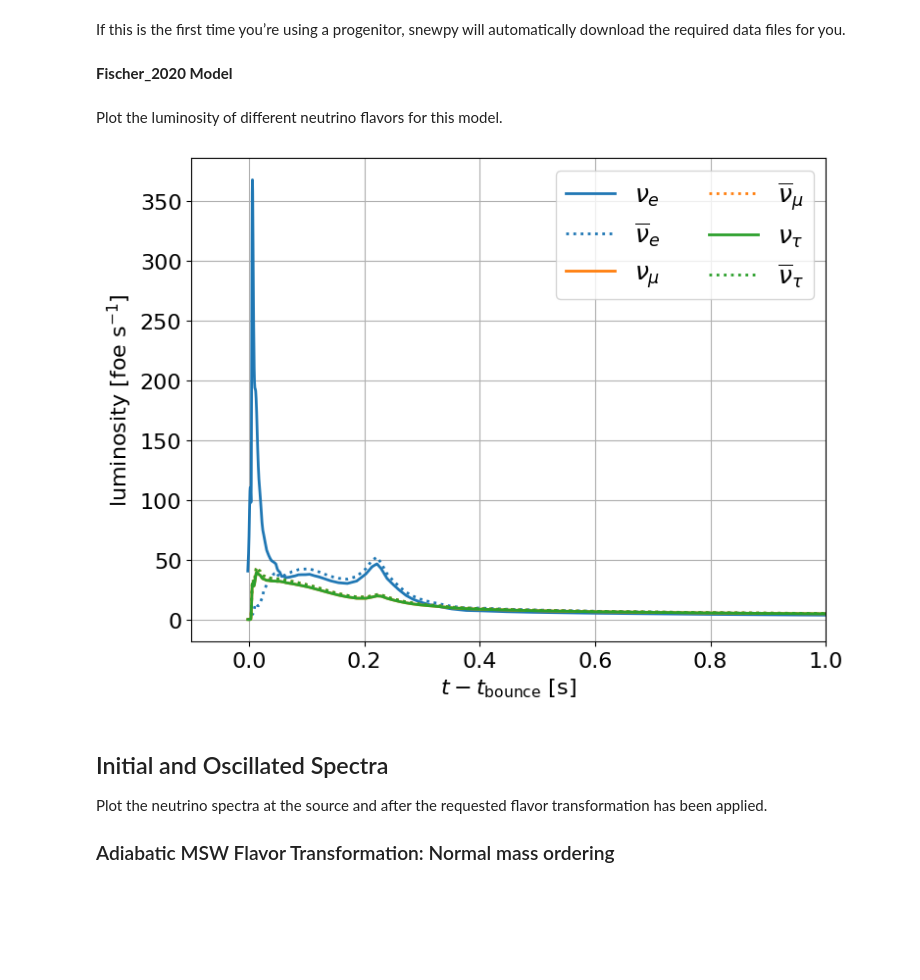
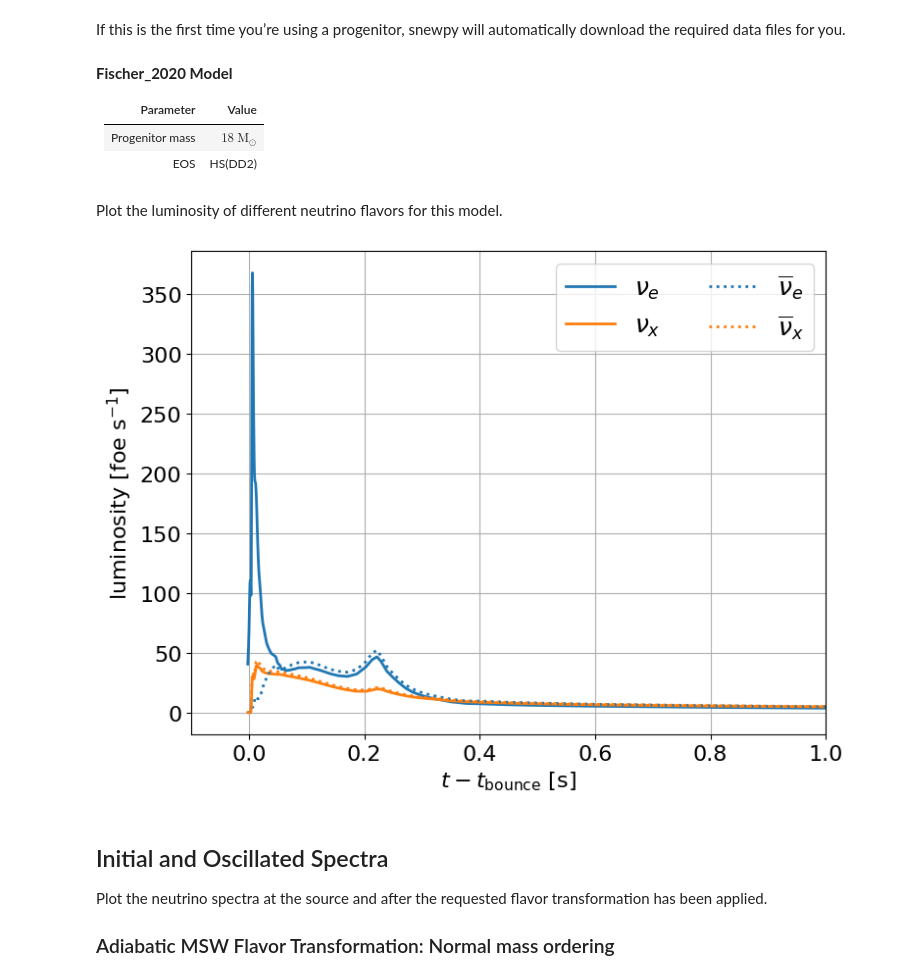
Before and after one commit to SNEWS2/snewpy, a Jupyter notebook: doc/nb/ccsn/Fischer_2020.ipynb, the cells around one changed output. Cells and saved outputs as stored; diff of their text form; code cells hidden in the pictures; blank space fills up the shorter version.

```diff
--- a/doc/nb/ccsn/Fischer_2020.ipynb
+++ b/doc/nb/ccsn/Fischer_2020.ipynb
@@ -30,35 +28,38 @@ AttributeError: type object 'Fischer_2020' has no attribute 'param'
 If this is the first time you’re using a progenitor, snewpy will automatically download the required data files for you.
 # %%
 #F2020 = Fischer_2020(progenitor_mass=18*u.Msun, eos='HS(DD2)')
-F2020 = Fischer_2020(filename='Fischer_2020.tar.gz')
+F2020 = Fischer_2020()
 
 F2020
 # %% [output]
 **Fischer_2020 Model**
+
+|Parameter|Value|
+|:--------|:----:|
+|Progenitor mass | $18$ $\mathrm{M_{\odot}}$|
+|EOS | HS(DD2) |
 # %% [markdown]
 Plot the luminosity of different neutrino flavors for this model.
 # %%
 fig, ax = plt.subplots(1, figsize=(8, 6), tight_layout=False)
 
-for flavor in ThreeFlavor:
+for flavor in Flavor:
     if flavor.is_electron == True:
         color='C0'
-    elif flavor.is_muon == True:
+    else:
         color='C1'
-    else:
-        color='C2'
     ls='-' if flavor.is_neutrino else ':'
     lw = 2
 
     ax.plot(F2020.time, F2020.luminosity[flavor]/1e51,  # Report luminosity in units foe/s
             label=flavor.to_tex(), color=color, ls=ls, lw=lw)
 
 ax.set(xlim=(-0.1, 1), xlabel=r'$t-t_{\rm bounce}$ [s]')
 ax.grid()
 ax.legend(loc='upper right', ncol=2, fontsize=18)
 ax.set(ylabel=r'luminosity [foe s$^{-1}$]');
 # %% [output]
-[figure, old version]
+[figure, new version]
 # %% [markdown]
 ## Initial and Oscillated Spectra
 
```
Also changed, not shown: parts of 3 cells of this notebook.
